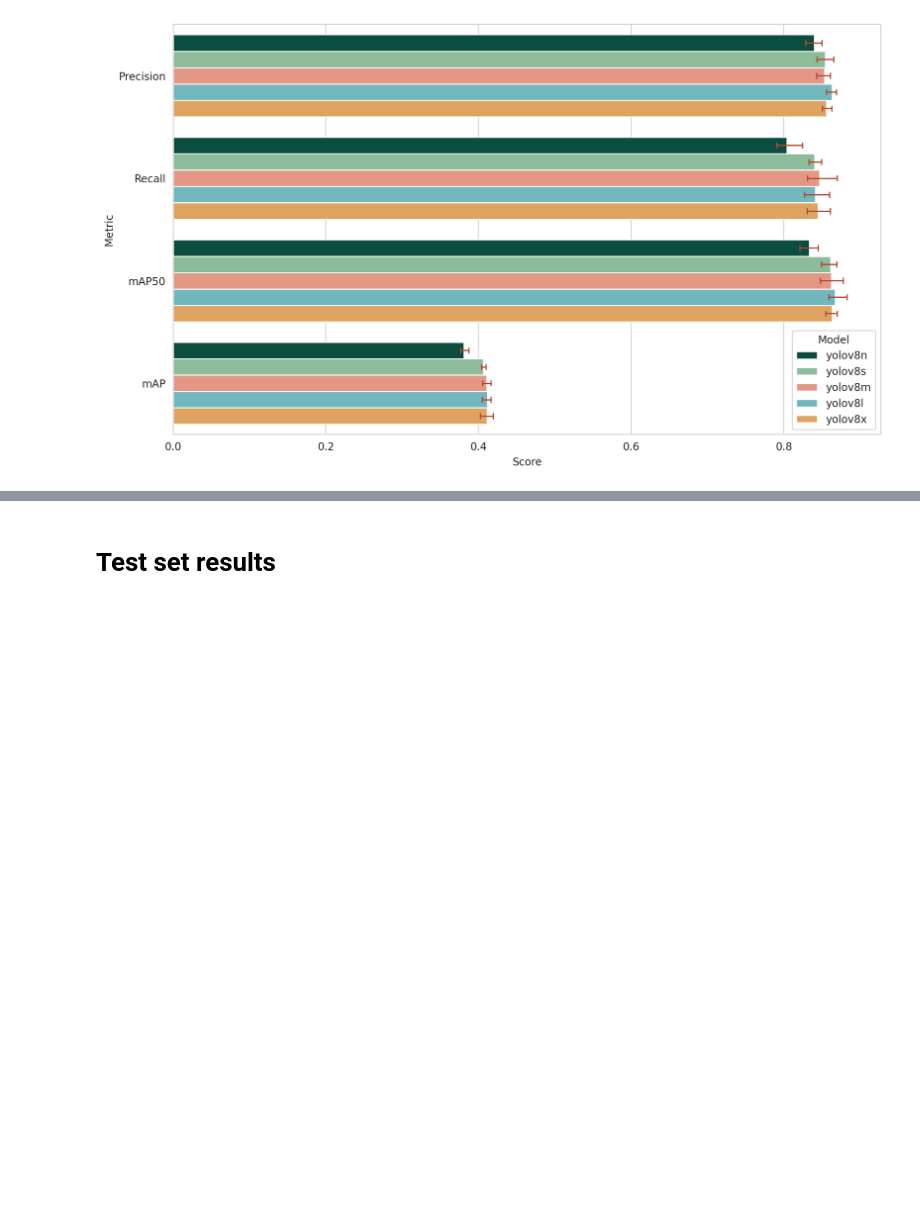
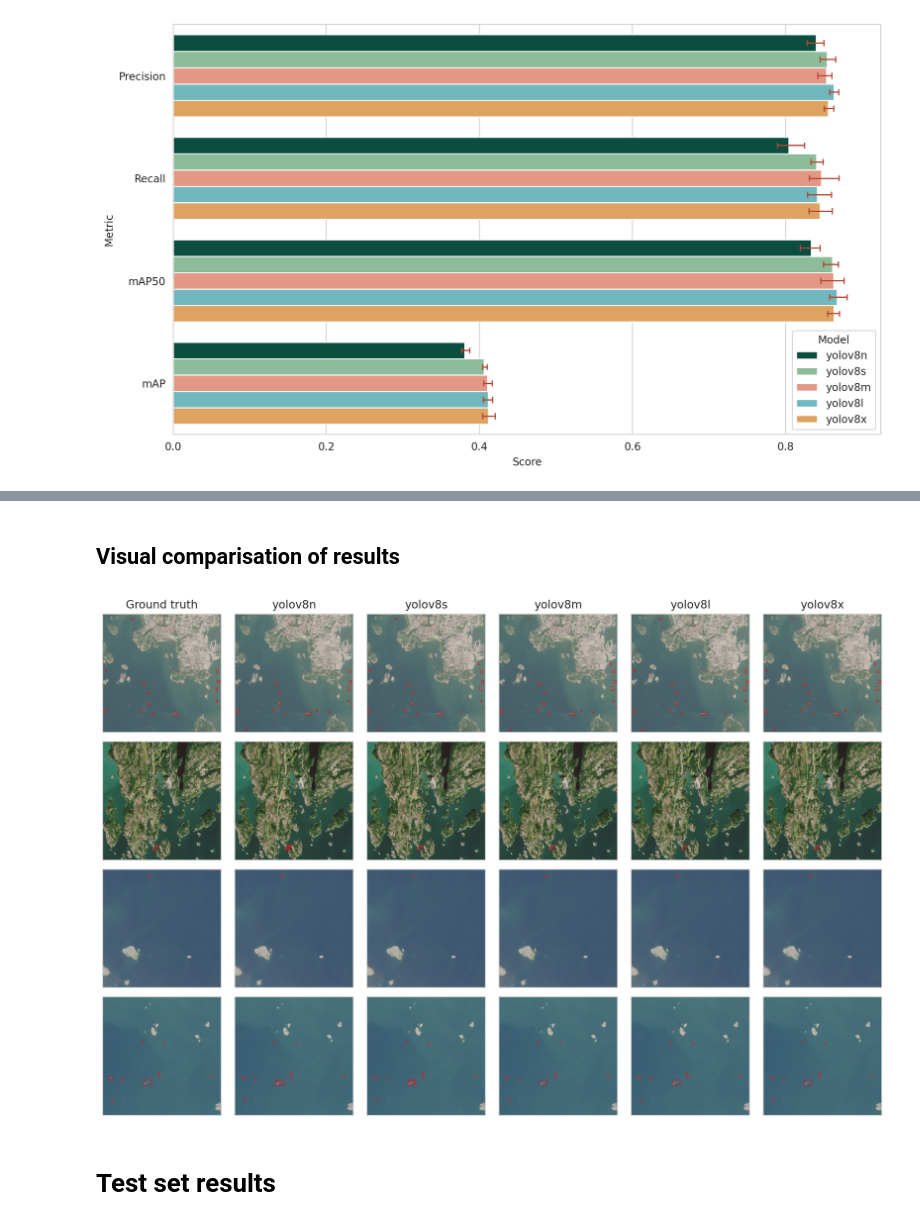
Before and after one commit to mayrajeo/ship-detection, a Jupyter notebook: nbs/detection_results.ipynb, the cells around one changed output, grey strips where cells are left out. Cells and saved outputs as stored; diff of their text form; code cells hidden in the pictures; blank space fills up the shorter version.

```diff
--- a/nbs/detection_results.ipynb
+++ b/nbs/detection_results.ipynb
@@ -97,3 +117,57 @@ plt.show()
+# %% [markdown]
+## Visual comparisation of results
+# %%
+#| echo: false
+#| label: fig-exres
+#| fig-cap: Example result comparison for different models
+
+import random
+from PIL import Image
+from matplotlib.patches import Rectangle
+from ultralytics import YOLO
+import cv2
+
+
+#with open('../data/processed/fold_3.txt') as src:
+#    images = [i.replace('/scratch/project_2007454/ship_detection', '..') for i in src.read().split('\n')]
+
+#testims = random.sample(images, 4)
+
+testims = ['../data/processed/35VLG/20220721/images/R9C25.tif',
+           '../data/processed/34VEM/20220813/images/R14C25.tif',
+           '../data/processed/34VEM/20220721/images/R20C12.tif',
+           '../data/processed/34VEM/20220721/images/R12C12.tif']
+
+fig, axs = plt.subplots(4,6, dpi=200, figsize=(12,8))
+for a in axs.flatten():
+    a.set_xticks([])
+    a.set_yticks([])
+
+axs[0,0].set_title('Ground truth')
+
+for i, t in enumerate(testims):
+    im = Image.open(t)
+    axs[i,0].imshow(im)
+    with open(t.replace('images', 'labels').replace('tif', 'txt')) as src:
+        anns = src.read().split('\n')[:-1]
+    for ann in anns:
+        xc, yc, w, h = [float(a)*320 for a in ann.split(' ')[1:]]
+        axs[i,0].add_patch(Rectangle((xc-w/2, yc-h/2), w, h, edgecolor='red', facecolor='none', linewidth=.5))
+
+for j, m in enumerate(models):
+    axs[0,j+1].set_title(m.split('_')[0])
+    model = YOLO(model_path/m/'fold_3/weights/best.pt')
+    model.to('cuda')
+    for i, t in enumerate(testims):
+        im = Image.open(t)
+        axs[i,j+1].imshow(im)
+        preds = model(im, verbose=False)
+        for xc, yc, w, h in preds[0].boxes.xywh.cpu():
+            axs[i,j+1].add_patch(Rectangle((xc-w/2, yc-h/2), w, h, edgecolor='red', facecolor='none', linewidth=.5))
+plt.tight_layout()
+plt.savefig('../draft/fig-visual-res.png', dpi=200, bbox_inches='tight')
+# %% [output]
+[figure, added]
 # %% [markdown]
 # Test set results
 # %% [markdown]
```
Also changed, not shown: parts of 12 cells of this notebook, 3 other files.
